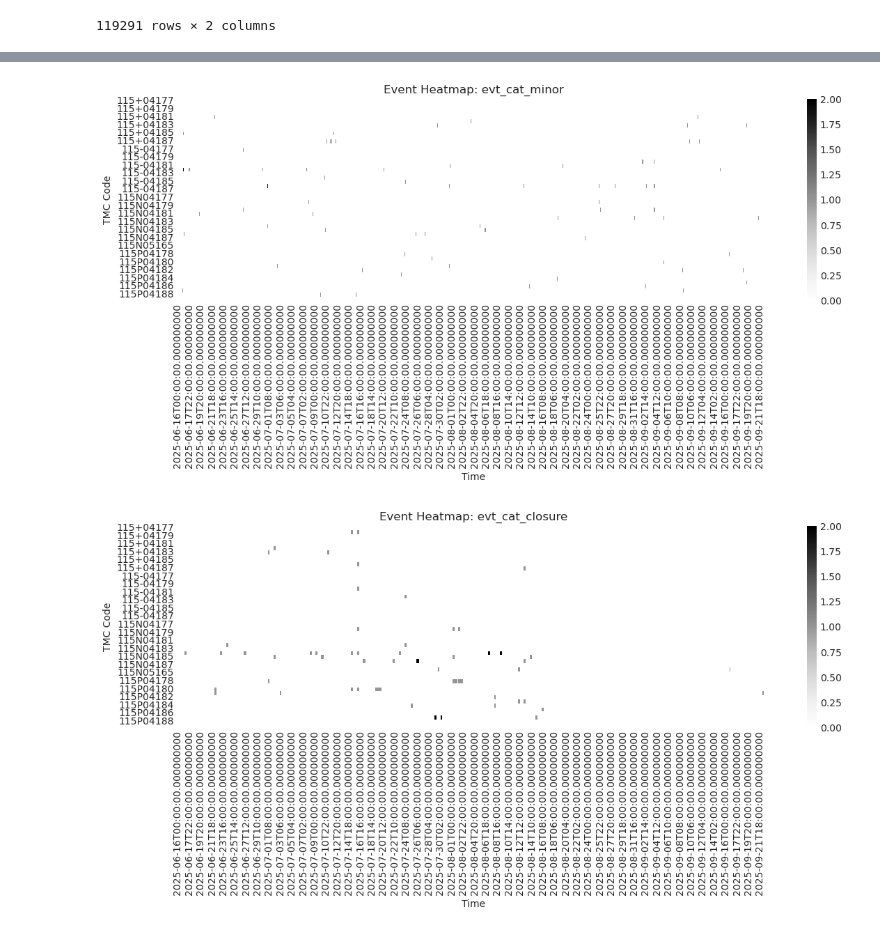
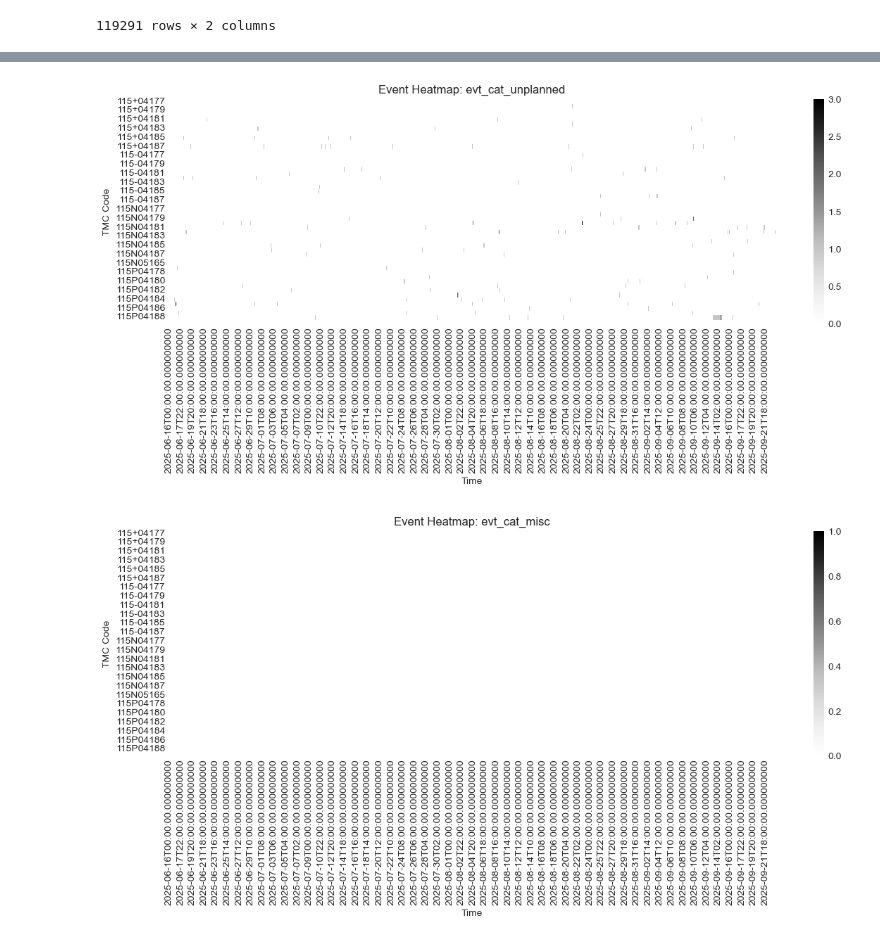
Before and after one commit to kdona/fall-2025-traffic-prediction, a Jupyter notebook: notebooks/i10_training_data.ipynb, the cells around one changed output, grey strips where cells are left out. Saved outputs shown, nothing was run; the diff lists cells and outputs as text; code cells hidden in the pictures.

```diff
--- a/notebooks/i10_training_data.ipynb
+++ b/notebooks/i10_training_data.ipynb
@@ -393,7 +393,7 @@ event_end[is_inc]    = s_lastupdate[is_inc]
 event_end = event_end.fillna(event_start)
 
 # Keep needed event fields and normalize near_tmc to string for matching
-evt_cat_levels = ['cat_major','cat_minor','cat_closure','cat_obstruction','cat_misc']
+evt_cat_levels = ['cat_planned','cat_unplanned','cat_misc']
 events_proc = pd.DataFrame({
     'near_tmc_str': df_events['near_tmc'].astype(str),
     'event_start': event_start,
@@ -451,32 +451,15 @@ else:
     print("No events matched any TMC; event features will be zero.")
     evt_df = pd.DataFrame(0, index=X.index, columns=evt_cols)
 
-# Join event features to X_df
-X = X.join(evt_df, how='right')
-# ----------------------------
 
-# Fold into 3D tensor: [tmc_code, time_bin, feature]
-tmcs = X.index.get_level_values(group_col).unique().sort_values()
-times = X.index.get_level_values('time_bin').unique().sort_values()
-full_idx = pd.MultiIndex.from_product([tmcs, times], names=[group_col, 'time_bin'])
-X_full = X.reindex(full_idx)
+weekend_mask = {
+    0: 0,
+    1: 0,
+    2: 0,
+    3: 0,
+    4: 0,
+    5: 1,
+    6: 1
+}
 
-# Fill event features with 0; leave measurements as NaN if missing
-X_full[evt_cols] = X_full[evt_cols].fillna(0)
-
-# Ensure miles present for all (tmc,time)
-miles_map = df_tmc.drop_duplicates('tmc').set_index('tmc')['miles'].astype(float)
-X_full['miles'] = X_full.index.get_level_values(group_col).map(miles_map)
-
-# Final feature list (measurements + event features + miles)
-features = value_cols + evt_cols + ['miles']
-
-X = X_full[features].to_numpy().reshape(len(tmcs), len(times), len(features))
-
-# Keep references to indices and feature names for downstream use
-X_tmc_index = tmcs.tolist()
-X_time_index = pd.DatetimeIndex(times)  # UTC
-X_features = features
-
-print("X shape:", X.shape)
-print("#TMC:", len(X_tmc_index), "#Time bins:", len(X_time_index), "Features:", X_features)
+X['weekend'] = X.index.get_level_values('time_bin').day_of_week.map(weekend_mask)
@@ -505,7 +517,7 @@ X_hourly = (
               pd.Grouper(level='time_bin', freq='1h')])
     .sum()
 )
-cols = ['evt_cat_major', 'evt_cat_minor', 'evt_cat_closure', 'evt_cat_obstruction', 'evt_cat_misc']
+cols = ['evt_cat_planned', 'evt_cat_unplanned', 'evt_cat_misc']
 X_sel = X_hourly[cols]
 for col in cols:
     data = X_sel[col].unstack(level='tmc_code').fillna(0)
@@ -521,2 +533,2 @@ for col in cols:
-[figure, old version]
+[figure, new version]
-[figure, old version]
+[figure, new version]
```
Also changed, not shown: parts of 9 cells of this notebook, 8 other files.
